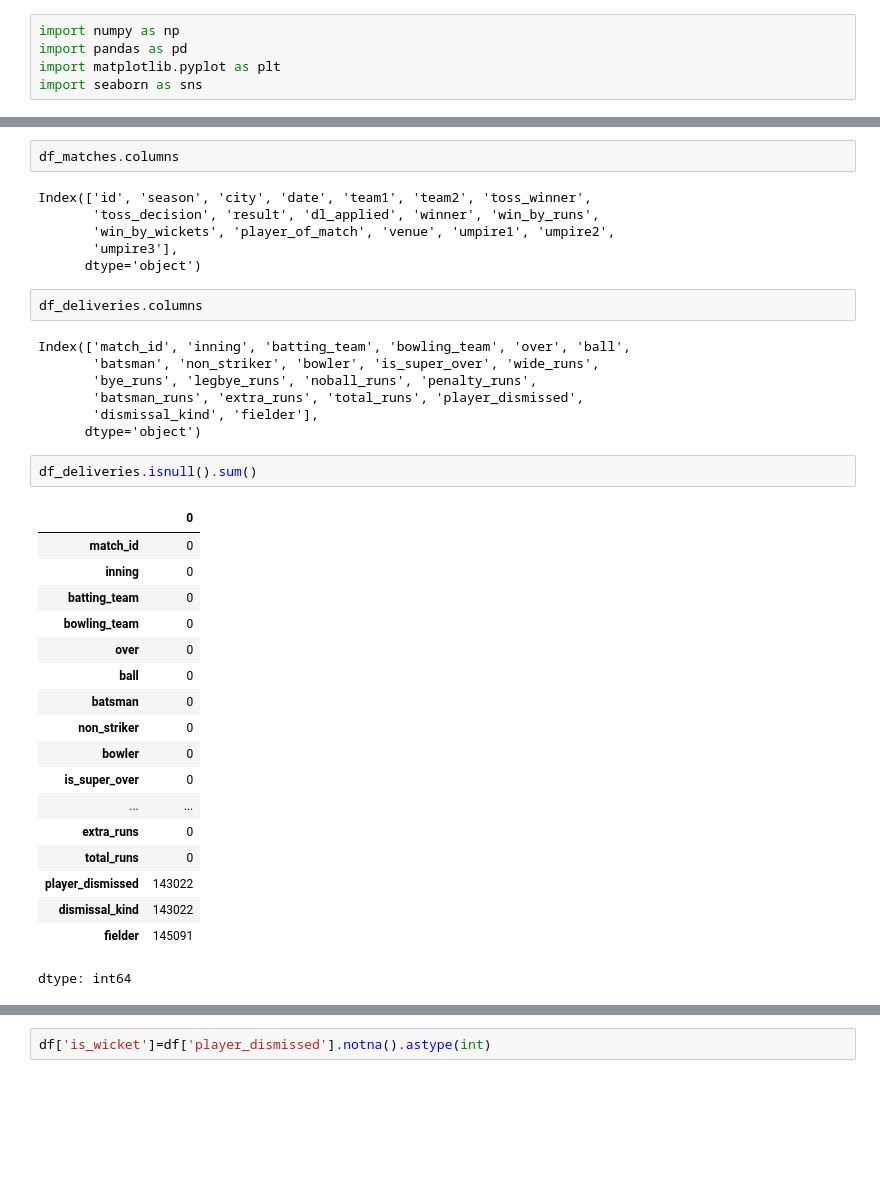
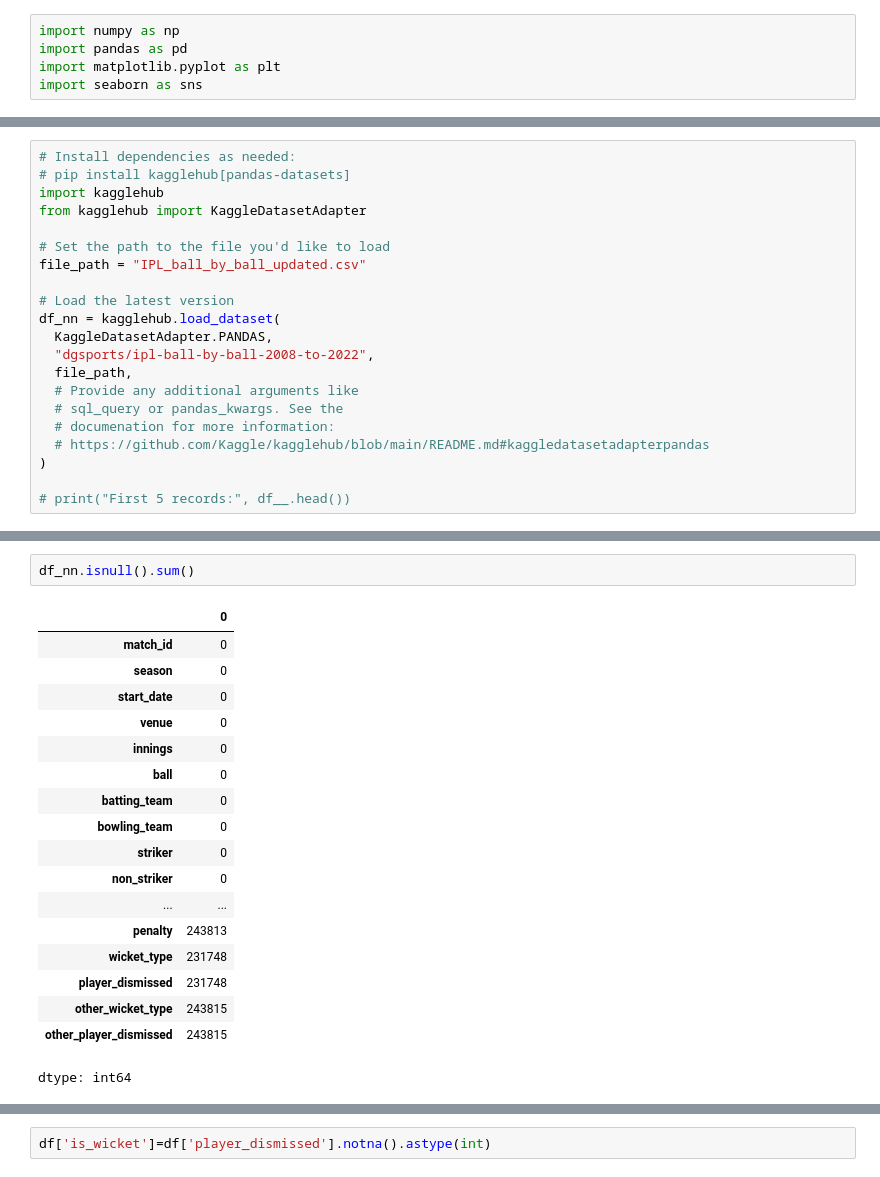
Before and after one commit to DeepanshuSharma1607/College-mini-project, a Jupyter notebook: ipl.ipynb, the cells around one changed output, grey strips where cells are left out. Saved outputs shown, nothing was run; the diff lists cells and outputs as text; blank space fills up the shorter version.

```diff
--- a/ipl.ipynb
+++ b/ipl.ipynb
@@ -58,0 +40,21 @@ First 5 matches records:    id  season       city        date
+# %%
+# Install dependencies as needed:
+# pip install kagglehub[pandas-datasets]
+import kagglehub
+from kagglehub import KaggleDatasetAdapter
+
+# Set the path to the file you'd like to load
+file_path = "IPL_ball_by_ball_updated.csv"
+
+# Load the latest version
+df_nn = kagglehub.load_dataset(
+  KaggleDatasetAdapter.PANDAS,
+  "dgsports/ipl-ball-by-ball-2008-to-2022",
+  file_path,
+  # Provide any additional arguments like
+  # sql_query or pandas_kwargs. See the
+  # documenation for more information:
+  # https://github.com/Kaggle/kagglehub/blob/main/README.md#kaggledatasetadapterpandas
+)
+
+# print("First 5 records:", df__.head())
@@ -103,38 +96,21 @@ print(df_deliveries.head(20))
-# %%
-df_matches.columns
-# %% [output]
-Index(['id', 'season', 'city', 'date', 'team1', 'team2', 'toss_winner',
-       'toss_decision', 'result', 'dl_applied', 'winner', 'win_by_runs',
-       'win_by_wickets', 'player_of_match', 'venue', 'umpire1', 'umpire2',
-       'umpire3'],
-      dtype='object')
-# %%
-df_deliveries.columns
-# %% [output]
-Index(['match_id', 'inning', 'batting_team', 'bowling_team', 'over', 'ball',
-       'batsman', 'non_striker', 'bowler', 'is_super_over', 'wide_runs',
-       'bye_runs', 'legbye_runs', 'noball_runs', 'penalty_runs',
-       'batsman_runs', 'extra_runs', 'total_runs', 'player_dismissed',
-       'dismissal_kind', 'fielder'],
-      dtype='object')
 # %%
-df_deliveries.isnull().sum()
+df_nn.isnull().sum()
 # %% [output]
 |  | 0 |
 | match_id | 0 |
-| inning | 0 |
+| season | 0 |
+| start_date | 0 |
+| venue | 0 |
+| innings | 0 |
+| ball | 0 |
 | batting_team | 0 |
 | bowling_team | 0 |
-| over | 0 |
-| ball | 0 |
-| batsman | 0 |
+| striker | 0 |
 | non_striker | 0 |
-| bowler | 0 |
-| is_super_over | 0 |
 | ... | ... |
-| extra_runs | 0 |
-| total_runs | 0 |
-| player_dismissed | 143022 |
-| dismissal_kind | 143022 |
-| fielder | 145091 |
+| penalty | 243813 |
+| wicket_type | 231748 |
+| player_dismissed | 231748 |
+| other_wicket_type | 243815 |
+| other_player_dismissed | 243815 |
 dtype: int64
```
Also changed, not shown: parts of 84 cells of this notebook.
